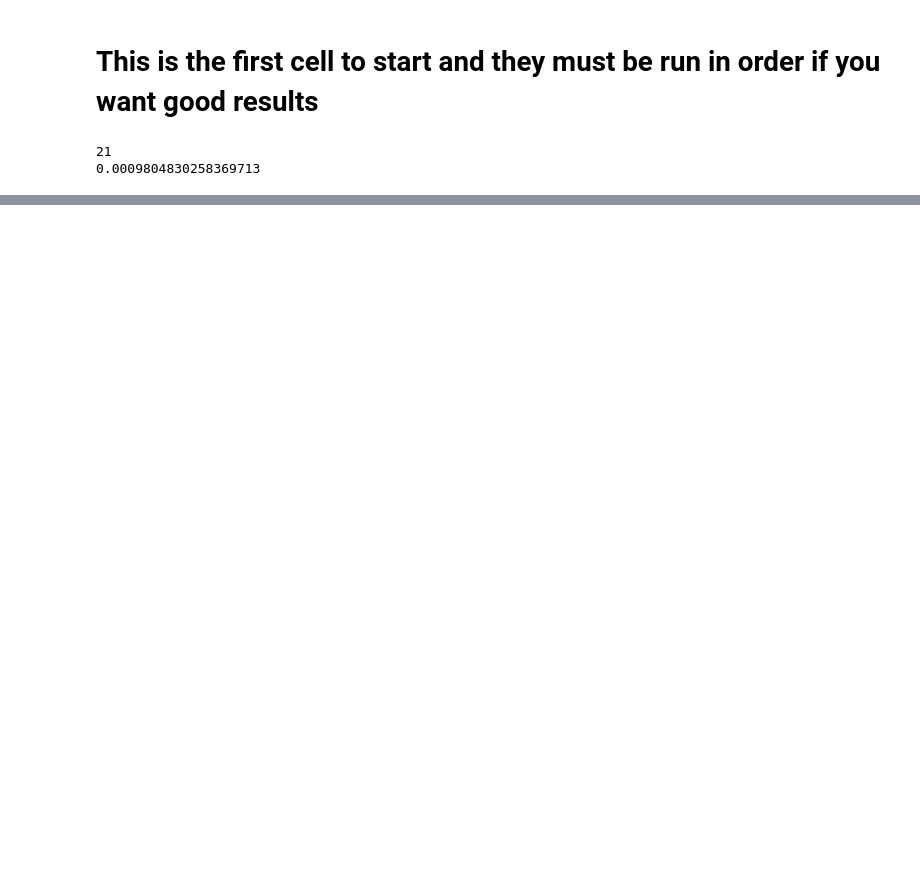
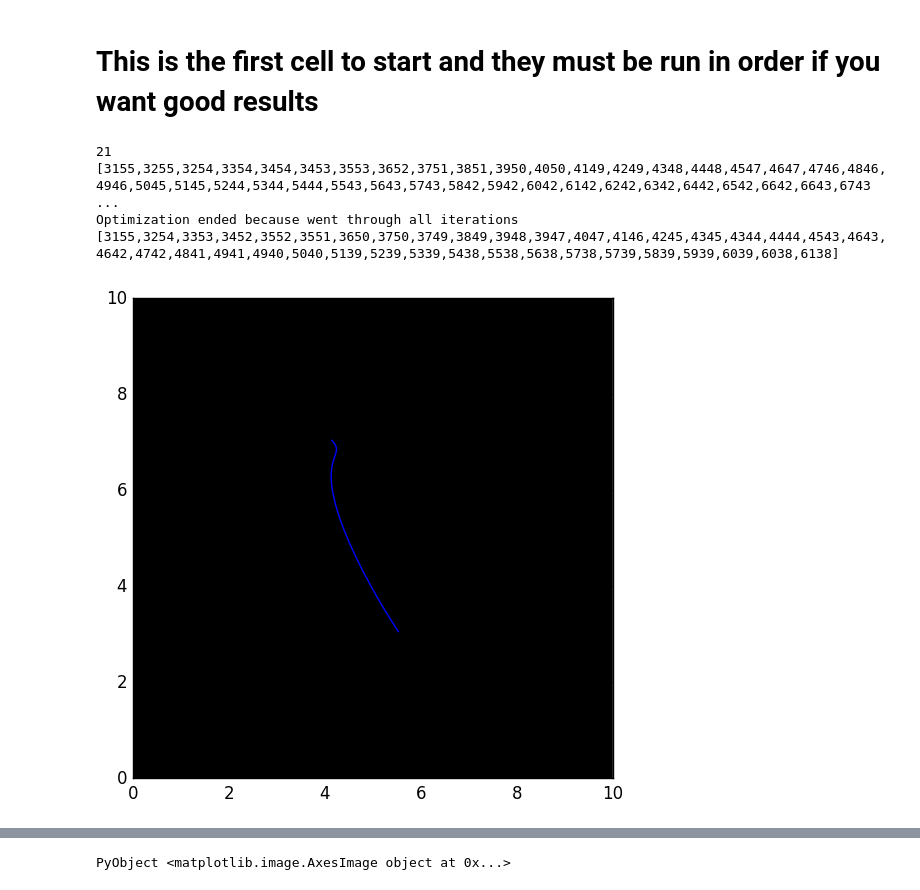
Before and after one commit to stefantj/polynomial-path-smoothing, a Jupyter notebook: LocalPolyPlanner.ipynb, the cells around one changed output, grey strips where cells are left out. Saved outputs shown, nothing was run; the diff lists cells and outputs as text; code cells hidden in the pictures; blank space fills up the shorter version.

Commit message:
Finished getting rid of tiny bugs with the flag artifact and reverted back to old version before optim

```diff
--- a/LocalPolyPlanner.ipynb
+++ b/LocalPolyPlanner.ipynb
@@ -7,7 +7,6 @@ include("FunctionsHelper.jl") #my take on poly_helper
 using Optim
 seedForRandomness = 0;
 # %%
-
 #Function polyPathLocal creates a 7th order polynomial to be fit and optimized between the current copter configuration
 # and a configuration on the global plan.
 #Assumptions
@@ -101,11 +100,12 @@ num_free = 2;
 num_points = 2;
 
 #Read in the states avaiable in the order initials, finals
-#if dijkstras create a velocity approximation from the two points assuming traversed in a second - this gets relaxed
-#later in the verification step also note the lack of a final acceleration
-x_constr = [current_Pos.x; current_Vel.x; current_Accel.x; (final_Pos.x - current_Pos.x)];
-y_constr = [current_Pos.y; current_Vel.y; current_Accel.y;  (final_Pos.y - current_Pos.y)];
-z_constr = [current_Pos.z; current_Vel.z; current_Accel.z;  (final_Pos.z - current_Pos.z)];
+
+    #if dijkstras create a velocity approximation from the two points assuming traversed in a second - this gets relaxed
+    #later in the verification step also note the lack of a final acceleration
+    x_constr = [current_Pos.x; current_Vel.x; current_Accel.x; (final_Pos.x - current_Pos.x)];
+    y_constr = [current_Pos.y; current_Vel.y; current_Accel.y;  (final_Pos.y - current_Pos.y)];
+    z_constr = [current_Pos.z; current_Vel.z; current_Accel.z;  (final_Pos.z - current_Pos.z)];
 
 #Set up the constraint matrix in the order initials, finals (plus another constraint for optimization)
 num_constr = length(x_constr)+num_free;
@@ -116,7 +116,7 @@ orders = [collect(0:2); collect(1:(2));0];
 #There are three zeros for three initial conditions
 #The last value is flag to be a one when fmt is used otherwise it will be in the vector as a zero that is never used
 times = [0.0;timeStart];
-timeIndex = [0;0;0;1;1;1;flag];
+timeIndex = [0;0;0;1;1;1];
 #Calculate some numbers
 tot_degree = num_constr;
 
@@ -150,49 +150,28 @@ z_coeffs = A_inv * [z_constr; z_free];
 figure()
 plotTimes = linspace(0,times[end],100);
 plot(evaluate_poly(x_coeffs,0,plotTimes), evaluate_poly(y_coeffs,0,plotTimes));
-imshow(temp_costmap,cmap="gray", interpolation="none",extent=[0,width,0,width]);
-
-println(objectiveFunc(x_free[1],x_free[2], y_free[1], y_free[2], z_free[1], z_free[2],
-    x_constr, y_constr, z_constr,  A_inv, lowerQeffs, obstacleWeight,
-    costmap, times, dim, aggressParam, timeStep))
-
-
-#use optimize with gradient descent
-result = optimize((x_fV, x_fP,y_fV, y_fP, z_fV, z_fP) -> objectiveFunc(x_fV, x_fP,
-    y_fV, y_fP, z_fV, z_fP, x_constr, y_constr, z_constr,  A_inv, lowerQeffs, obstacleWeight,
-    costmap, times, dim, aggressParam, timeStep),[x_free[1],x_free[2], y_free[1], y_free[2], z_free[1], z_free[2]],
-    GradientDescent());
-
-#get the minimizer of the function
-minimizingVals = minimizer(result);
-#Print the minimizer
-println(minimizingVals)
-
-
+imshow(temp_costmap,cmap="gray", interpolation="none",extent=[0,width,0,width])
 #Check the cost with the costmap by first finding the squares the path goes through
 #Find the cells of that the polynomial passes through; the last 5 inputs here are the three grid resolutions,
 # the dimension and an aggression param
-#pcells,outOfBounds = occupancyCellChecker(x_coeffs, y_coeffs, z_coeffs, timeIndex, get_grid_resolution(),
- #   get_grid_resolution(), get_grid_resolution(), dim, aggressParam,timeStep);
+pcells,outOfBounds = occupancyCellChecker(x_coeffs, y_coeffs, z_coeffs, timeIndex, get_grid_resolution(),
+    get_grid_resolution(), get_grid_resolution(), dim, aggressParam,timeStep);
+println(pcells)
 #Check if out of bounds and avoid loop
-#if(outOfBounds)
-  #  println("path went out of bounds")
- #   unOptimized = false;
-#else
+if(outOfBounds)
+    println("path went out of bounds")
+    unOptimized = false;
+else
     #The division by three is to normalize the costs from the coefficients#
-    #cost1 = (x_coeffs' * Q * x_coeffs + y_coeffs' * Q * y_coeffs + z_coeffs' * Q * z_coeffs)/3/lowerQeffs +
-    #obstacleWeight*sum(costmap[cells]);
-   # x_coeffs, y_coeffs, z_coeffs, pcells, outOfBounds = crudyGradientDescent(iterations, perturbStep, x_coeffs, y_coeffs,
-  #      z_coeffs, times, dim, aggressParam, timeStep, Q, A_inv, x_constr, x_free,y_free, z_free, cost1,
- #       costmap, perturbStep2)
+    cost1 = (x_coeffs' * Q * x_coeffs + y_coeffs' * Q * y_coeffs + z_coeffs' * Q * z_coeffs)/3/lowerQeffs +
+    obstacleWeight*sum(costmap[pcells]);
+    x_coeffs, y_coeffs, z_coeffs, pcells, outOfBounds = crudyGradientDescent(iterations, perturbStep, x_coeffs, y_coeffs,
+        z_coeffs, times, dim, aggressParam, timeStep, Q, A_inv, x_constr, x_free,y_free, z_free, cost1,
+        costmap, perturbStep2)
     #Set tcells to cells CELLS are broken and I do not know why
 
-#end
-
-
-
-
-
+end
+println(pcells)
 #Start repeat if not verified
 unverified = true;
 counter2 = 0;
@@ -200,7 +179,7 @@ timeV = times[end];
 sol = PolySol(num_points-1, times, x_coeffs, y_coeffs, z_coeffs, zeros(size(z_coeffs,1)));
 while(unverified && !outOfBounds)
     #verfiy path is feasible based on constraints
-    errorTimes = verifyActuateablePath(sol, max_vel*timeV, max_accel*timeV^2, max_jerk*timeV^3, max_rpm, dim, 6+flag);
+    errorTimes = verifyActuateablePath(sol, max_vel*timeV, max_accel*timeV^2, max_jerk*timeV^3, max_rpm, dim, 6);
     #println(errorTimes)
     #Redo the calculation with a larger time if there are errors
     if(!isempty(errorTimes) && counter2 < 100)
@@ -226,31 +205,34 @@ if(!outOfBounds)
     figure()
     plotTimes = linspace(0,times[end],100);
     plot(evaluate_poly(x_coeffs,0,plotTimes), evaluate_poly(y_coeffs,0,plotTimes));
     scatter(current_Pos.x,current_Pos.y,color = "red")
     scatter(final_Pos.x,final_Pos.y, color = "orange")
     scatter(evaluate_poly(x_coeffs,0,1), evaluate_poly(y_coeffs,0,1),color= "green")
     imshow(temp_costmap,cmap="gray", interpolation="none",extent=[0,width,0,width])
 
     #Plot occupancy grid
     for d in pcells
         costmap[d]=255;
          #Flip costmap for ploting purposes
         pcostmap = costmap[:,:,1];
         temp_costmap = zeros(size(pcostmap,1),size(pcostmap,2))
         for h =1:size(costmap,1)
             for g = 1:size(costmap,2)
                 temp_costmap[h,g,1] = costmap[h,size(pcostmap,2)-g+1,1];
             end
         end
         temp_costmap=temp_costmap';
     end
         figure()
     plotTimes = linspace(0,times[end],100);
     plot(evaluate_poly(x_coeffs,0,plotTimes), evaluate_poly(y_coeffs,0,plotTimes));
     imshow(temp_costmap,cmap="gray", interpolation="none",extent=[0,width,0,width])
 end
 
 #Return path
 # %% [output]
 21
-0.0009804830258369713
+[3155,3255,3254,3354,3454,3453,3553,3652,3751,3851,3950,4050,4149,4249,4348,4448,4547,4647,4746,4846,4946,5045,5145,5244,5344,5444,5543,5643,5743,5842,5942,6042,6142,6242,6342,6442,6542,6642,6643,6743 ...
+Optimization ended because went through all iterations
+[3155,3254,3353,3452,3552,3551,3650,3750,3749,3849,3948,3947,4047,4146,4245,4345,4344,4444,4543,4643,4642,4742,4841,4941,4940,5040,5139,5239,5339,5438,5538,5638,5738,5739,5839,5939,6039,6038,6138]
+[figure, added]
@@ -260,0 +252 @@ while loading In[4], in expression starting on line 152
+PyObject <matplotlib.image.AxesImage object at 0x...>
```
Also changed, not shown: parts of 2 cells of this notebook.
